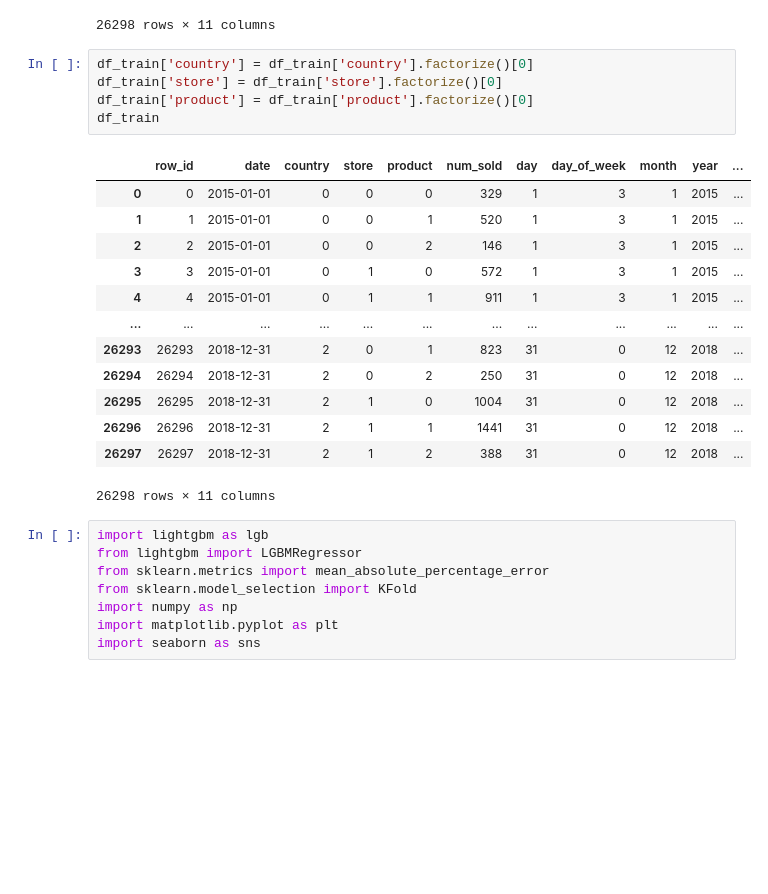
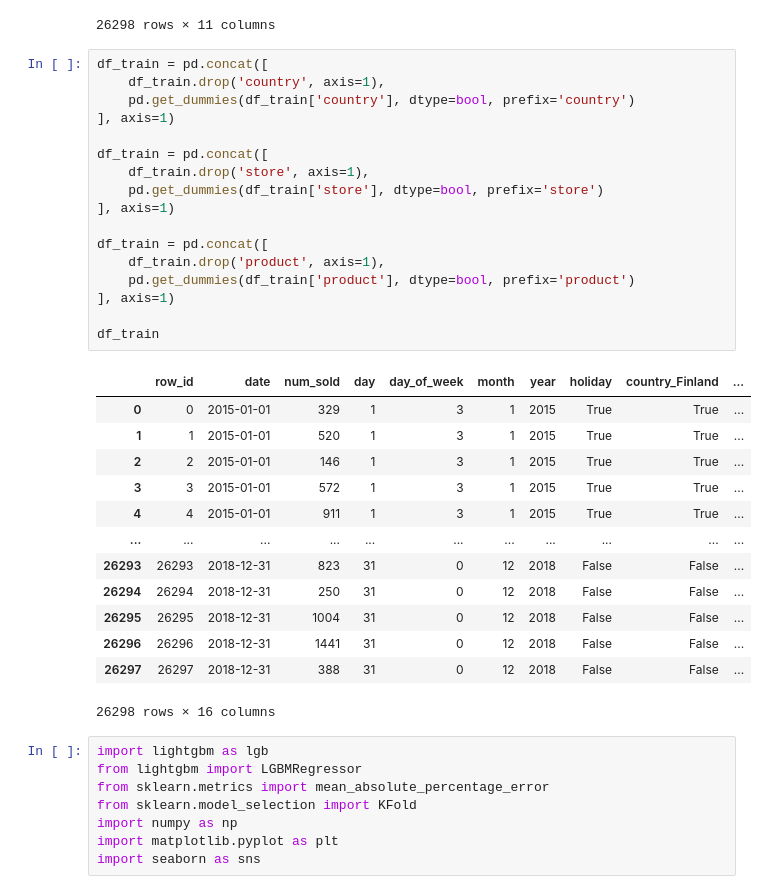
Before and after one commit to vs-sat-dev/Tabular-Compete, a Jupyter notebook: Без названия.ipynb, the cells around one changed output. Drawn from its saved outputs; the diff is of its cells as text; blank space fills up the shorter version.

```diff
--- a/Без названия.ipynb
+++ b/Без названия.ipynb
@@ -138,24 +138,36 @@ df_train
 | 26297 | 26297 | 2018-12-31 | Sweden | KaggleRama | Kaggle Sticker | 388 | 31 | 0 | 12 | 2018 | ... |
 26298 rows × 11 columns
 # %%
-df_train['country'] = df_train['country'].factorize()[0]
-df_train['store'] = df_train['store'].factorize()[0]
-df_train['product'] = df_train['product'].factorize()[0]
+df_train = pd.concat([
+    df_train.drop('country', axis=1),
+    pd.get_dummies(df_train['country'], dtype=bool, prefix='country')
+], axis=1)
+
+df_train = pd.concat([
+    df_train.drop('store', axis=1),
+    pd.get_dummies(df_train['store'], dtype=bool, prefix='store')
+], axis=1)
+
+df_train = pd.concat([
+    df_train.drop('product', axis=1),
+    pd.get_dummies(df_train['product'], dtype=bool, prefix='product')
+], axis=1)
+
 df_train
 # %% [output]
-|  | row_id | date | country | store | product | num_sold | day | day_of_week | month | year | ... |
-| 0 | 0 | 2015-01-01 | 0 | 0 | 0 | 329 | 1 | 3 | 1 | 2015 | ... |
-| 1 | 1 | 2015-01-01 | 0 | 0 | 1 | 520 | 1 | 3 | 1 | 2015 | ... |
-| 2 | 2 | 2015-01-01 | 0 | 0 | 2 | 146 | 1 | 3 | 1 | 2015 | ... |
-| 3 | 3 | 2015-01-01 | 0 | 1 | 0 | 572 | 1 | 3 | 1 | 2015 | ... |
-| 4 | 4 | 2015-01-01 | 0 | 1 | 1 | 911 | 1 | 3 | 1 | 2015 | ... |
-| ... | ... | ... | ... | ... | ... | ... | ... | ... | ... | ... | ... |
-| 26293 | 26293 | 2018-12-31 | 2 | 0 | 1 | 823 | 31 | 0 | 12 | 2018 | ... |
-| 26294 | 26294 | 2018-12-31 | 2 | 0 | 2 | 250 | 31 | 0 | 12 | 2018 | ... |
-| 26295 | 26295 | 2018-12-31 | 2 | 1 | 0 | 1004 | 31 | 0 | 12 | 2018 | ... |
-| 26296 | 26296 | 2018-12-31 | 2 | 1 | 1 | 1441 | 31 | 0 | 12 | 2018 | ... |
-| 26297 | 26297 | 2018-12-31 | 2 | 1 | 2 | 388 | 31 | 0 | 12 | 2018 | ... |
+|  | row_id | date | num_sold | day | day_of_week | month | year | holiday | country_Finland | ... |
+| 0 | 0 | 2015-01-01 | 329 | 1 | 3 | 1 | 2015 | True | True | ... |
+| 1 | 1 | 2015-01-01 | 520 | 1 | 3 | 1 | 2015 | True | True | ... |
+| 2 | 2 | 2015-01-01 | 146 | 1 | 3 | 1 | 2015 | True | True | ... |
+| 3 | 3 | 2015-01-01 | 572 | 1 | 3 | 1 | 2015 | True | True | ... |
+| 4 | 4 | 2015-01-01 | 911 | 1 | 3 | 1 | 2015 | True | True | ... |
+| ... | ... | ... | ... | ... | ... | ... | ... | ... | ... | ... |
+| 26293 | 26293 | 2018-12-31 | 823 | 31 | 0 | 12 | 2018 | False | False | ... |
+| 26294 | 26294 | 2018-12-31 | 250 | 31 | 0 | 12 | 2018 | False | False | ... |
+| 26295 | 26295 | 2018-12-31 | 1004 | 31 | 0 | 12 | 2018 | False | False | ... |
+| 26296 | 26296 | 2018-12-31 | 1441 | 31 | 0 | 12 | 2018 | False | False | ... |
+| 26297 | 26297 | 2018-12-31 | 388 | 31 | 0 | 12 | 2018 | False | False | ... |
-26298 rows × 11 columns
+26298 rows × 16 columns
 # %%
 import lightgbm as lgb
 from lightgbm import LGBMRegressor
```
Also changed, not shown: parts of 2 cells of this notebook.
